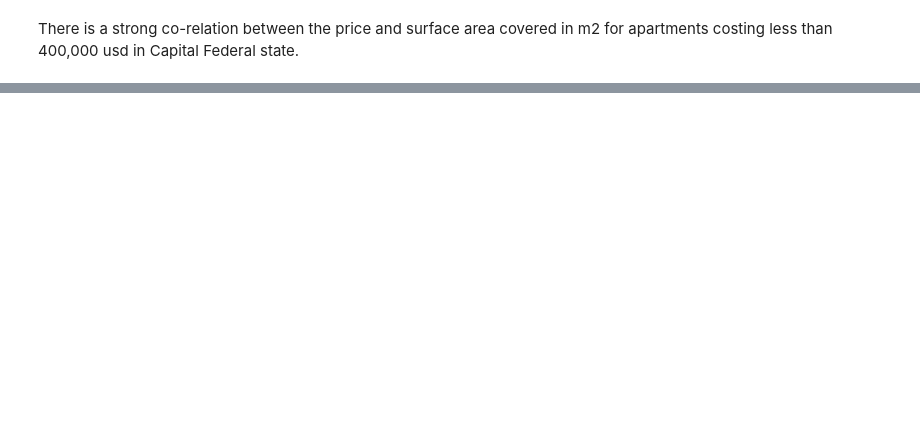
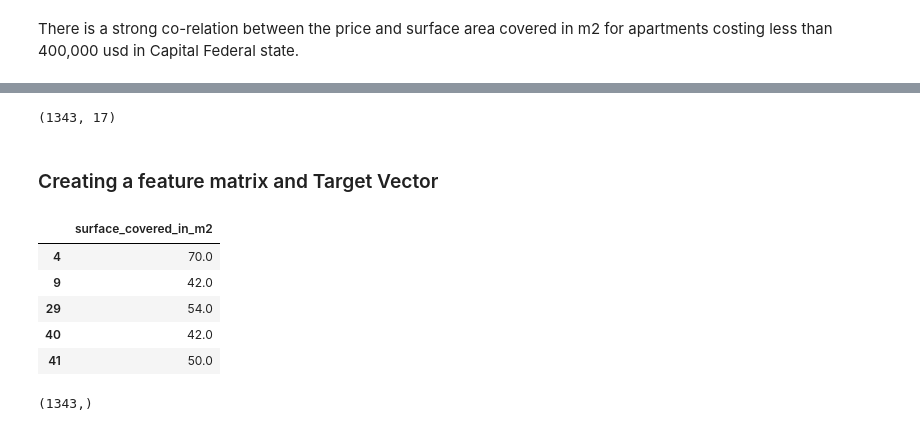
Before and after one commit to kamibrenda/BA_Apartment_LinReg, a Jupyter notebook: Buenos-Aires-Price-Model.ipynb, the cells around one changed output, grey strips where cells are left out. Cells and saved outputs as stored; diff of their text form; code cells hidden in the pictures; blank space fills up the shorter version.

```diff
--- a/Buenos-Aires-Price-Model.ipynb
+++ b/Buenos-Aires-Price-Model.ipynb
@@ -88,0 +113,26 @@ dfcopy.head()
+# %%
+dfcopy.shape
+# %% [output]
+(1343, 17)
+# %% [markdown]
+### Creating a feature matrix and Target Vector
+# %%
+#Feature Matrix
+features = ["surface_covered_in_m2"]
+X_train = df[features]
+X_train.head()
+# %% [output]
+|  | surface_covered_in_m2 |
+| 4 | 70.0 |
+| 9 | 42.0 |
+| 29 | 54.0 |
+| 40 | 42.0 |
+| 41 | 50.0 |
+# %%
+#Target Vector
+target = "price_aprox_usd"
+y_train =df[target]
+y_train.head()
+y_train.shape  #demonstrates its a vector
+# %% [output]
+(1343,)
```
Also changed, not shown: parts of 6 cells of this notebook.
